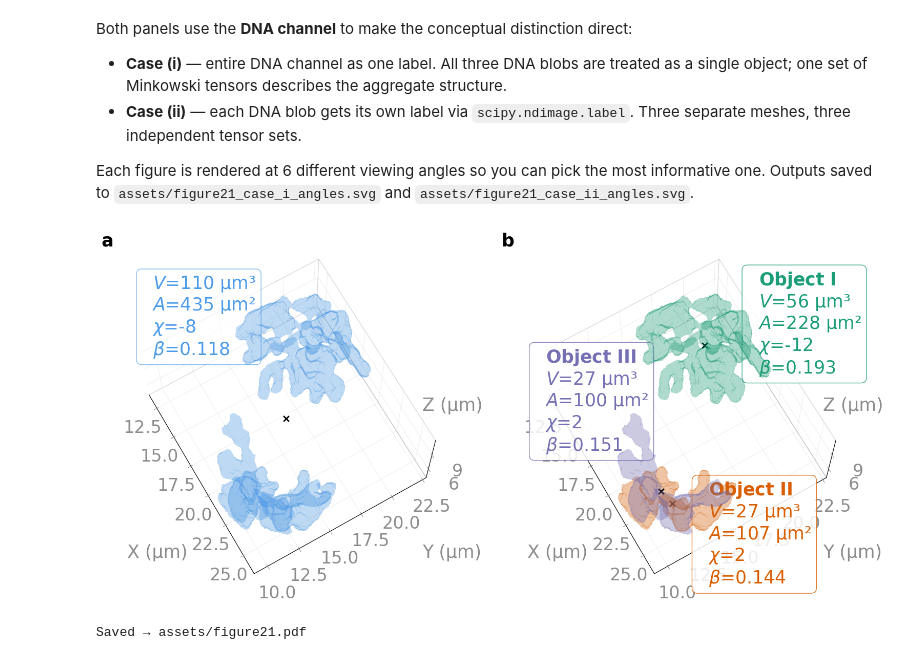
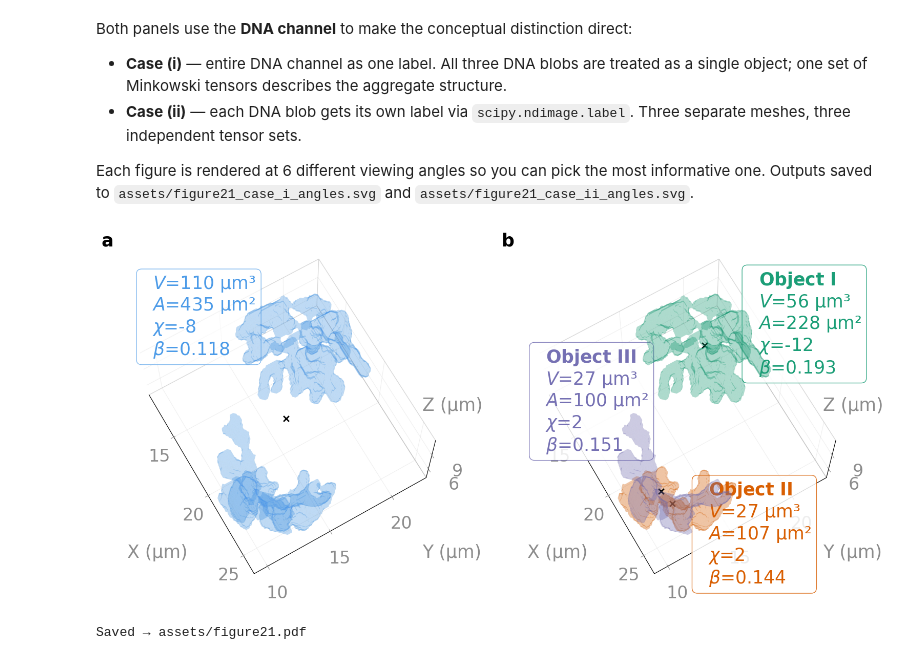
Before and after one commit to Ishihara-SynthMorph/pykarambola, a Jupyter notebook: examples/label_image_api.ipynb, the cells around one changed output. Saved outputs shown, nothing was run; the diff lists cells and outputs as text; code cells hidden in the pictures.

```diff
--- a/examples/label_image_api.ipynb
+++ b/examples/label_image_api.ipynb
@@ -370,6 +370,8 @@ def style_ax(ax):
         axis._axinfo['grid']['color'] = (0.7, 0.7, 0.7, 0.2)
         axis.label.set_color((0.55, 0.55, 0.55))
     ax.tick_params(colors=(0.55, 0.55, 0.55), pad=12)
+    ax.xaxis.set_major_locator(plt.MaxNLocator(nbins=3, integer=False))
+    ax.yaxis.set_major_locator(plt.MaxNLocator(nbins=3, integer=False))
     ax.zaxis.set_major_locator(plt.MaxNLocator(nbins=3, integer=False))
     ax.set_xlabel('')
     ax.set_ylabel('')
@@ -433,32 +435,32 @@ ax_i.text2D(0.05, 0.97, fmt_stats(results_case2_dna[1]),
             transform=ax_i.transAxes, va='top', color='#4C9BE8',
             bbox=dict(boxstyle='round', facecolor='white', alpha=0.7, edgecolor='#4C9BE8'))
 ax_i.scatter(*center_i, marker='x', s=60, color='black', linewidths=2, depthshade=False)
 ax_i.text2D(-0.08, 1.05, 'a', transform=ax_i.transAxes,
             fontsize=BASE_FONT, fontweight='bold', va='bottom', ha='left')
 
 # ── (b) per-object ────────────────────────────────────────────────────────────
 for lbl, d in obj_data.items():
     c = d['color']
     ax_ii.add_collection3d(Poly3DCollection(d['verts'][d['faces']],
                                              alpha=0.2, facecolor=c, edgecolor='none'))
     cx, cy, cz = d['center']
     off = TEXT_OFFSETS[lbl]
     ax_ii.text(cx+off[0], cy+off[1], cz+off[2], d['stats'],
                color=c, va='bottom',
                bbox=dict(boxstyle='round', facecolor='white', alpha=0.85,
                          edgecolor=c, linewidth=1.0))
     ax_ii.scatter([cx], [cy], [cz], marker='x', s=60, color='black',
                   linewidths=2, depthshade=False)
 
 fit_ax(ax_ii, all_v); style_ax(ax_ii)
 ax_ii.text2D(-0.08, 1.05, 'b', transform=ax_ii.transAxes,
              fontsize=BASE_FONT, fontweight='bold', va='bottom', ha='left')
 
 plt.tight_layout()
 plt.savefig('../assets/figure21.pdf', bbox_inches='tight', dpi=150)
 plt.savefig('../assets/figure21.svg', bbox_inches='tight', dpi=150)
 plt.show()
 print('Saved → assets/figure21.pdf')
 # %% [output]
-[figure, old version]
+[figure, new version]
 Saved → assets/figure21.pdf
```
Also changed, not shown: 2 other files.
